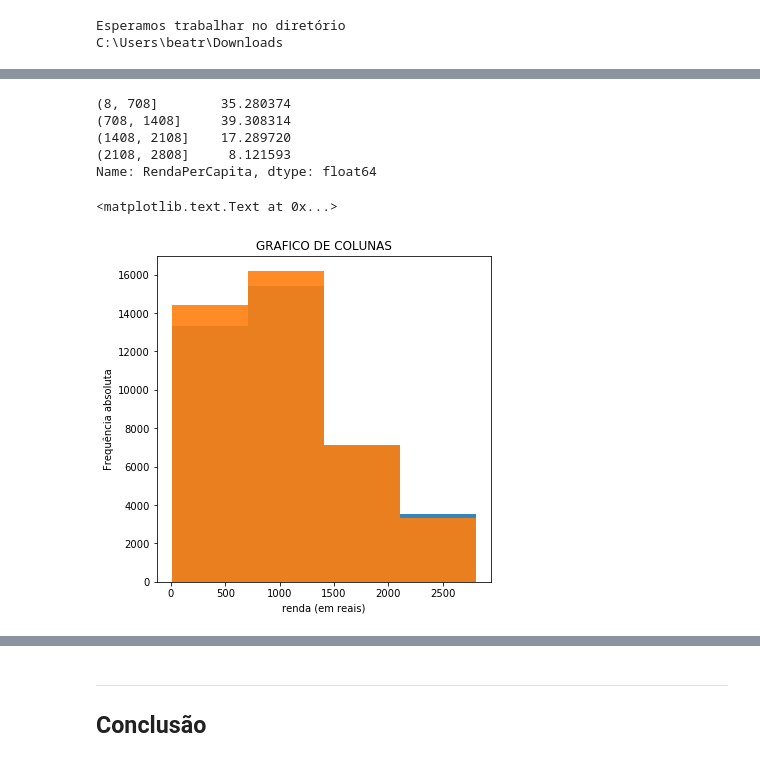
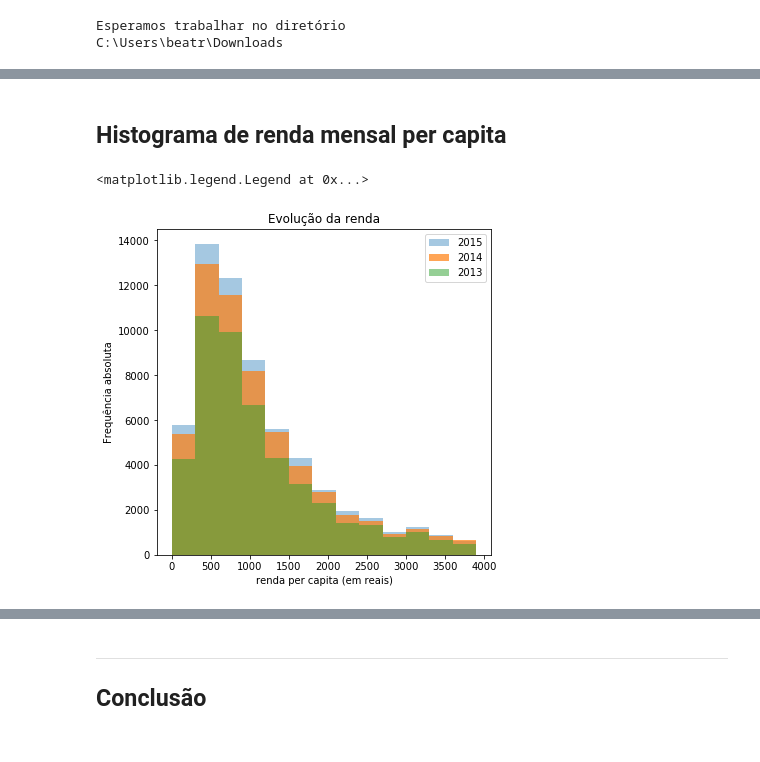
Before and after one commit to AnaBBHenriques/Ciencia_dos_dados, a Jupyter notebook: Projeto1--Copy2.ipynb, the cells around one changed output, grey strips where cells are left out. Saved outputs shown, nothing was run; the diff lists cells and outputs as text; code cells hidden in the pictures.

```diff
--- a/Projeto1--Copy2.ipynb
+++ b/Projeto1--Copy2.ipynb
@@ -133,6 +181,9 @@ oi013.Tv.cat.categories = (['Sim', 'Não'])
 # %%
 oi1=oi0.dropna()
-oi2=oi1.loc[(dados2015.RendaPerCapita<=999999999999)&(dados2015.RendaPerCapita!=0)]
+oi2=oi1.loc[(oi1.RendaPerCapita<=4000)&(oi1.RendaPerCapita!=0)]
 
 oi114=oi014.dropna()
-oi214=oi114.loc[(dados2014.RendaPerCapita<=999999999999)&(dados2014.RendaPerCapita!=0)]
+oi214=oi114.loc[(oi014.RendaPerCapita<=4000)&(oi014.RendaPerCapita!=0)]
+
+oi113=oi013.dropna()
+oi213=oi113.loc[(oi013.RendaPerCapita<=4000)&(oi013.RendaPerCapita!=0)]
@@ -165,28 +214,45 @@ max      1.000000e+12
 # %%
 from numpy import arange
-faixa = arange(8,3000,700)
+faixa = arange(0,4000,300)
 oi4= pd.cut(oi2.RendaPerCapita, bins=faixa)
-oi4.value_counts(sort=False, normalize=True)*100
+
 
 
 from numpy import arange
-faixa = arange(8,3000,700)
+faixa = arange(0,4000,300)
 oi414=pd.cut(oi214.RendaPerCapita, bins=faixa)
-oi414.value_counts(sort=False, normalize=True)*100
+
+
+from numpy import arange
+faixa = arange(0,4000,300)
+oi413=pd.cut(oi213.RendaPerCapita, bins=faixa)
-# %% [output]
-(8, 708]        35.280374
-(708, 1408]     39.308314
-(1408, 2108]    17.289720
-(2108, 2808]     8.121593
-Name: RendaPerCapita, dtype: float64
+# %% [markdown]
+## Histograma de renda mensal per capita
 # %%
-plot = oi2.RendaPerCapita.plot.hist(bins=faixa,title='GRAFICO DE COLUNAS', figsize=(6, 6), alpha=0.9)
+
+
+
+
+
+plot = oi2.RendaPerCapita.plot.hist(bins=faixa,title='Evolução da renda', figsize=(6, 6), alpha=0.4,label='2015')
 plt.ylabel('Frequência absoluta')
-plt.xlabel('renda (em reais)')
+plt.xlabel('renda per capita (em reais)')
 
-plot2 = oi214.RendaPerCapita.plot.hist(bins=faixa,title='GRAFICO DE COLUNAS', figsize=(6, 6), alpha=0.9)
+
+
+
+
+
+plot2 = oi214.RendaPerCapita.plot.hist(bins=faixa,title='Evolução da renda', figsize=(6, 6), alpha=0.7,label='2014')
 plt.ylabel('Frequência absoluta')
-plt.xlabel('renda (em reais)')
+plt.xlabel('renda per capita (em reais)')
+
+plot3 = oi213.RendaPerCapita.plot.hist(bins=faixa,title='Evolução da renda', figsize=(6, 6), alpha=0.5,label='2013')
+plt.ylabel('Frequência absoluta')
+plt.xlabel('renda per capita (em reais)')
+
+
+plt.legend()
 # %% [output]
-<matplotlib.text.Text at 0x...>
+<matplotlib.legend.Legend at 0x...>
-[figure, old version]
+[figure, new version]
```
Also changed, not shown: parts of 36 cells of this notebook.
